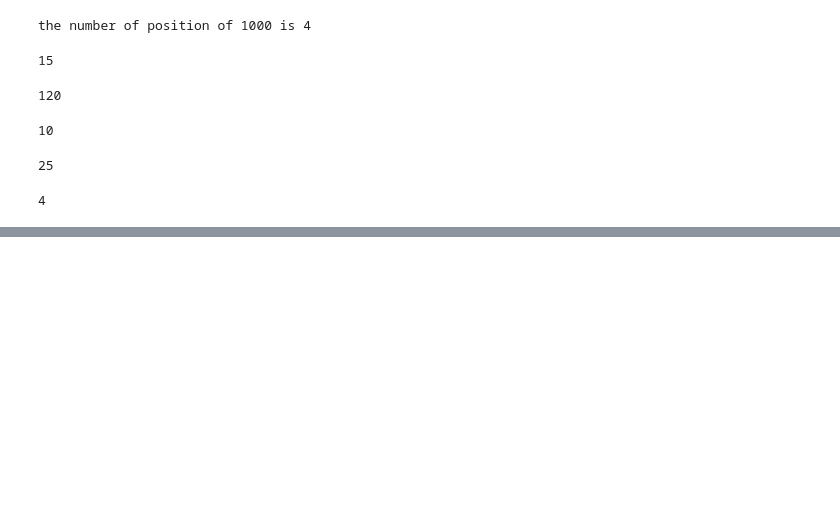
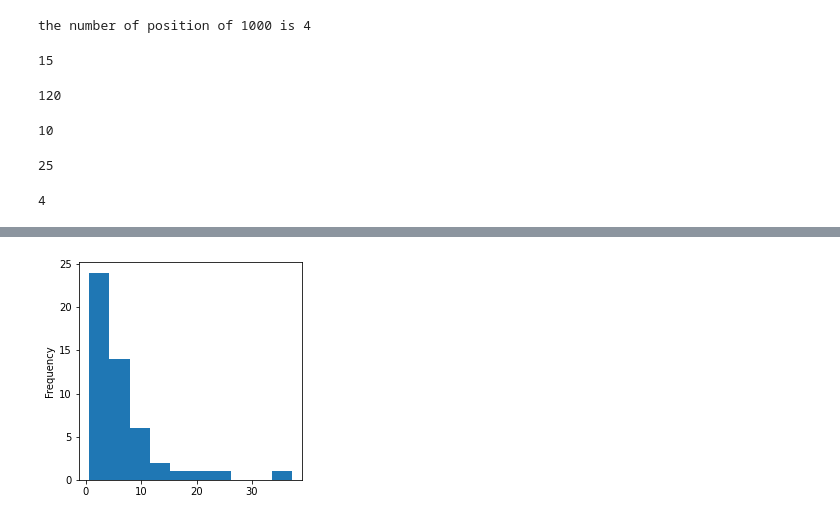
Before and after one commit to jihwanK/data_science, a Jupyter notebook: python/ex.ipynb, the cells around one changed output, grey strips where cells are left out. Drawn from its saved outputs; the diff is of its cells as text; code cells hidden in the pictures; blank space fills up the shorter version.

```diff
--- a/python/ex.ipynb
+++ b/python/ex.ipynb
@@ -57,0 +120,4 @@ num <<  2
+# %%
+ax = (state['Population'] / 1_000_000).plot.hist(figsize=(4, 4))
+# %% [output]
+[figure, added]
```
Also changed, not shown: parts of 11 cells of this notebook.
